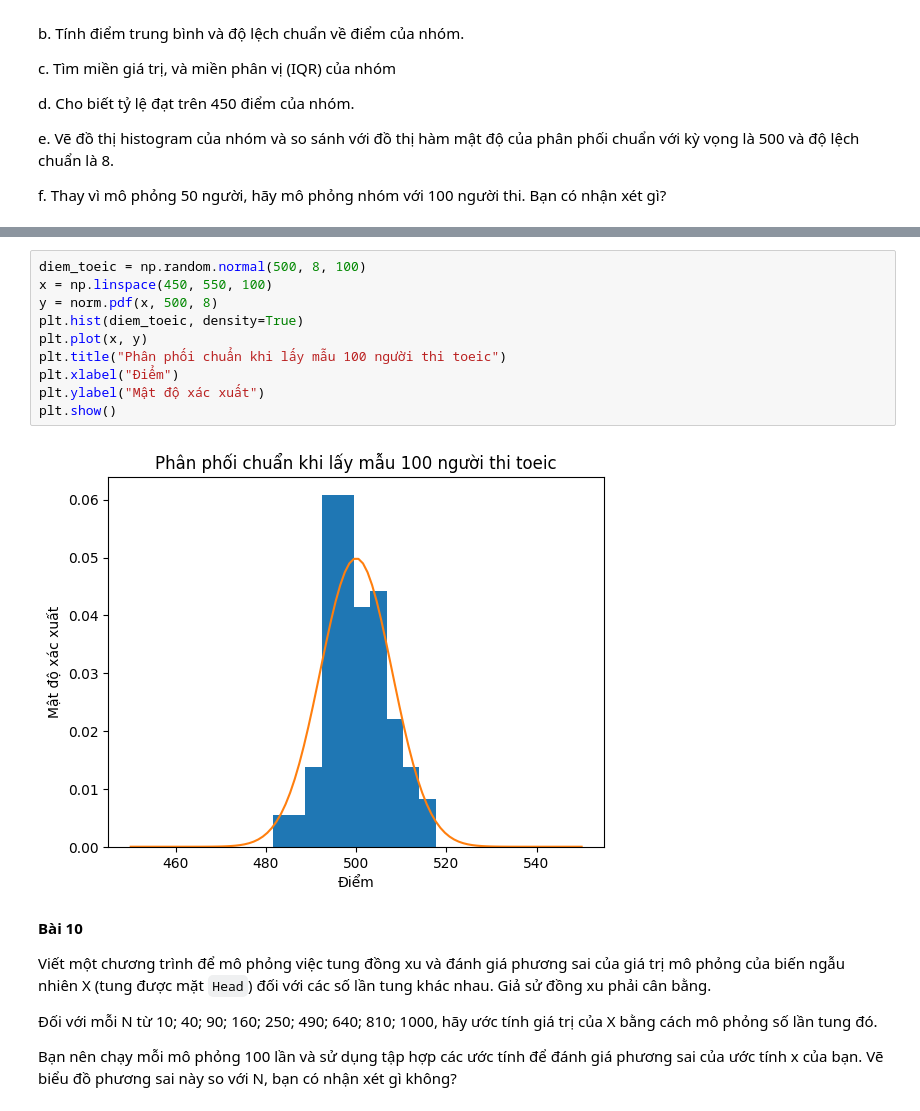
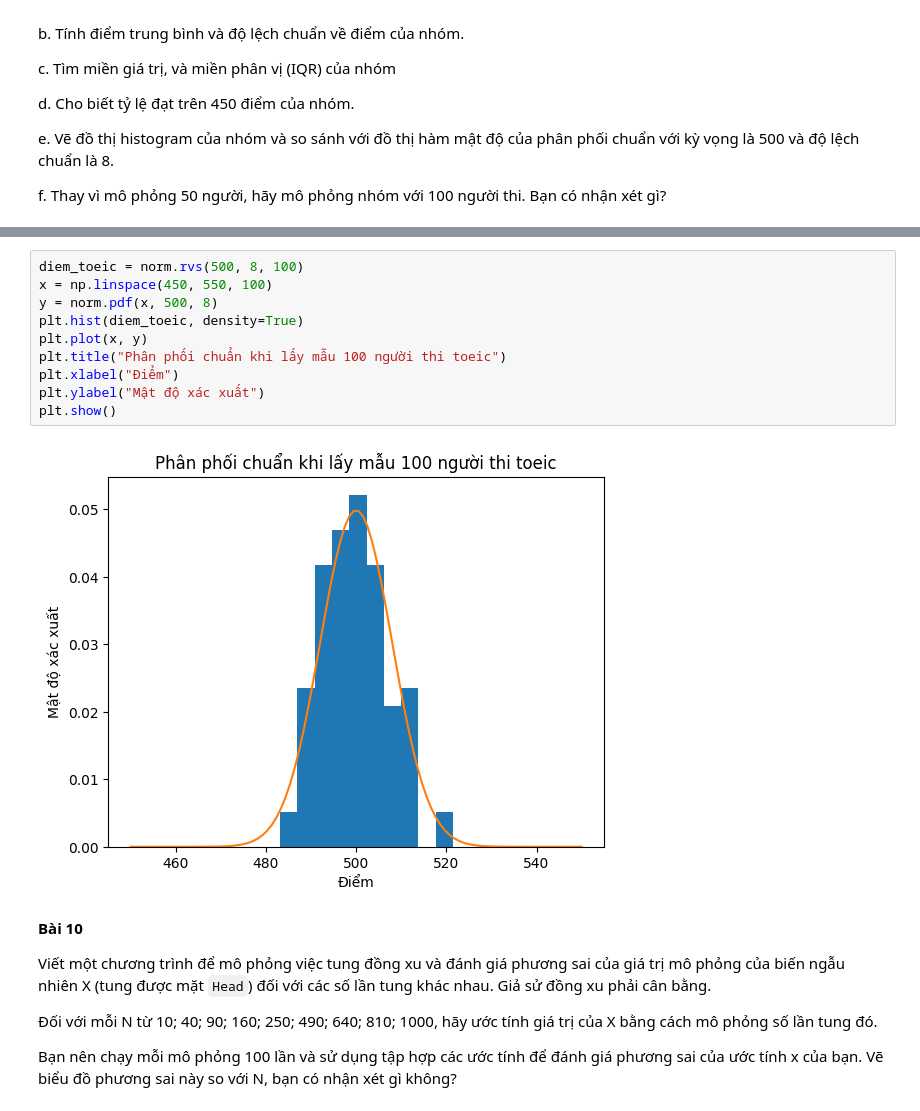
Before and after one commit to sjsjsmsmsj/TKMT, a Jupyter notebook: OnThiGiuaKi/OnTapCacHamPPSX/tkud_lab04_ex.ipynb, the cells around one changed output, grey strips where cells are left out. Drawn from its saved outputs; the diff is of its cells as text.

```diff
--- a/OnThiGiuaKi/OnTapCacHamPPSX/tkud_lab04_ex.ipynb
+++ b/OnThiGiuaKi/OnTapCacHamPPSX/tkud_lab04_ex.ipynb
@@ -441,15 +441,15 @@ Tỷ lệ đạt điểm toeic trên 450: 0.9999999997947736
 # %%
-diem_toeic = np.random.normal(500, 8, 100)
+diem_toeic = norm.rvs(500, 8, 100)
 x = np.linspace(450, 550, 100)
 y = norm.pdf(x, 500, 8)
 plt.hist(diem_toeic, density=True)
 plt.plot(x, y)
 plt.title("Phân phối chuẩn khi lấy mẫu 100 người thi toeic")
 plt.xlabel("Điểm")
 plt.ylabel("Mật độ xác xuất")
 plt.show()
 # %% [output]
-[figure, old version]
+[figure, new version]
 # %% [markdown]
 **Bài 10**
 
```
Also changed, not shown: parts of 5 cells of this notebook, 3 other files.
